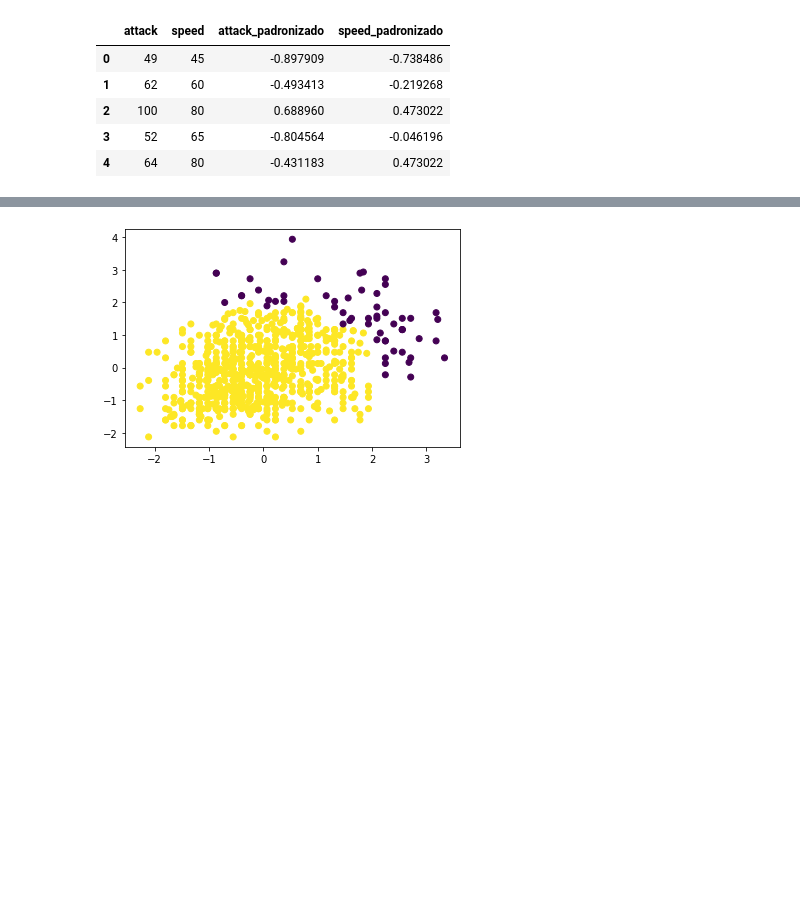
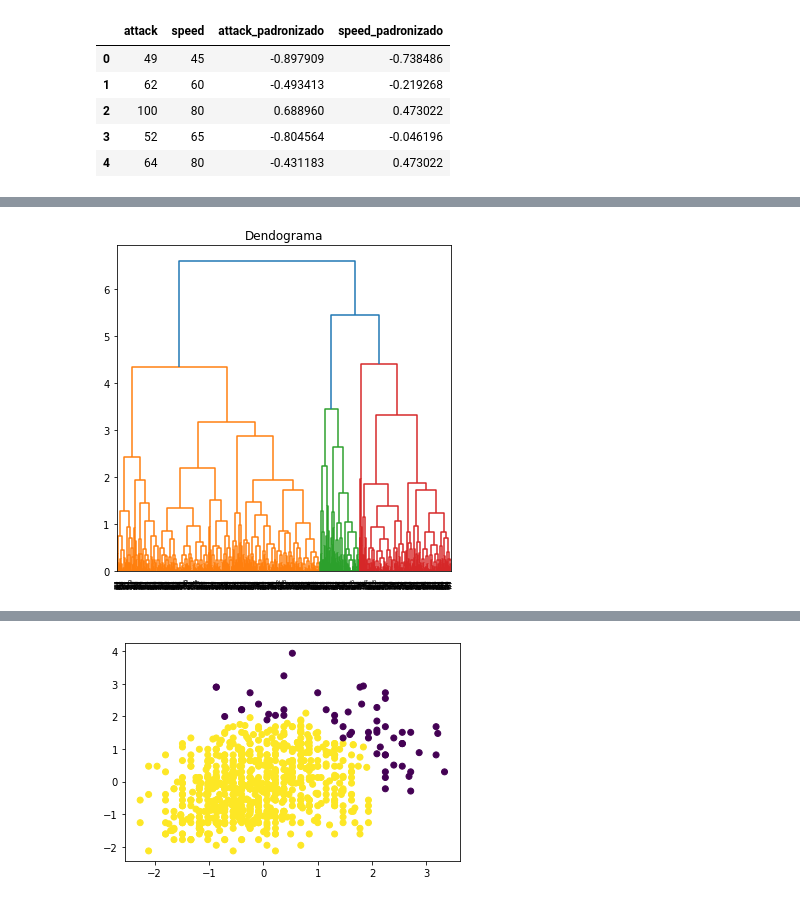
Before and after one commit to GCabral95/Aprendizado-Nao-Supervisionado, a Jupyter notebook: Agrupamentos.ipynb, the cells around one changed output, grey strips where cells are left out. Drawn from its saved outputs; the diff is of its cells as text; code cells hidden in the pictures; blank space fills up the shorter version.

```diff
--- a/Agrupamentos.ipynb
+++ b/Agrupamentos.ipynb
@@ -71 +73,10 @@ primeiro_dendograma = scipy.cluster.hierarchy.dendrogram(scipy.cluster.hierarchy
+# %%
+# Utilizando o método completo (máxima distância) para construção do dendograma
+#Observa-se que o resultado foi distinto do superior
+plt.figure(figsize =(6, 6))
+plt.title('Dendograma')
+primeiro_dendograma = scipy.cluster.hierarchy.dendrogram(scipy.cluster.hierarchy.linkage(df[['attack_padronizado','speed_padronizado']],
+                                                      method='complete',metric='euclidean'))
+# %% [output]
+[figure, added]
 # %%
```
Also changed, not shown: parts of 16 cells of this notebook.
